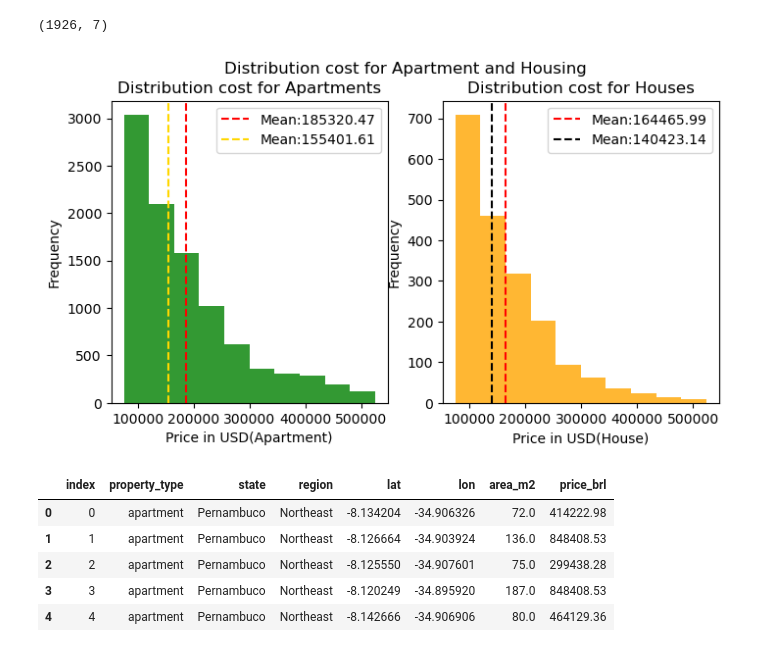
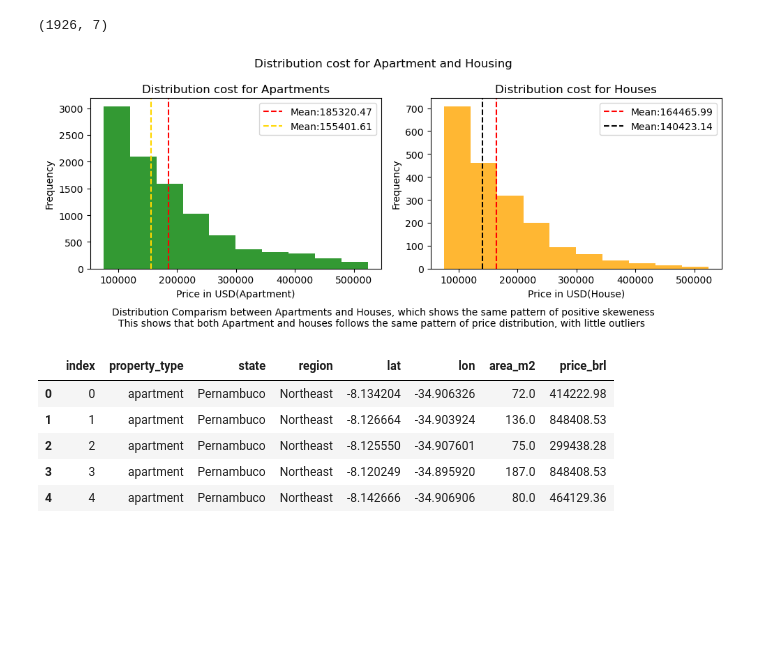
Before and after one commit to scorthiantech/My-Appclick-Assignments, a Jupyter notebook: EDA assignment.ipynb, the cells around one changed output. Saved outputs shown, nothing was run; the diff lists cells and outputs as text; code cells hidden in the pictures; blank space fills up the shorter version.

```diff
--- a/EDA assignment.ipynb
+++ b/EDA assignment.ipynb
@@ -313,28 +318,35 @@ house.shape
 # %%
 from turtle import color
 
 
-fig, ax = plt.subplots(1, 2, figsize = (8,4))
+fig, ax = plt.subplots(1, 2, figsize = (10,4))
 ax[0].hist(apartment["price_usd"], color="green", alpha= 0.8)
 ax[0].axvline(apartment["price_usd"].mean(), linestyle="--", color="red", label = f"Mean:{apartment["price_usd"].mean():.2f}")
 ax[0].axvline(np.median(apartment["price_usd"]), linestyle="--", color="gold", label = f"Mean:{np.median(apartment["price_usd"]):.2f}")
 ax[0].set_xlabel("Price in USD(Apartment)")
 ax[0].set_ylabel("Frequency")
 ax[0].set_title("Distribution cost for Apartments")
 ax[0].legend()
 
 ax[1].hist(house["price_usd"], color="orange", alpha= 0.8)
 ax[1].axvline(house["price_usd"].mean(), linestyle="--", color="red", label = f"Mean:{house["price_usd"].mean():.2f}")
 ax[1].axvline(np.median(house["price_usd"]), linestyle="--", color="black", label = f"Mean:{np.median(house["price_usd"]):.2f}")
 ax[1].set_xlabel("Price in USD(House)")
 ax[1].set_ylabel("Frequency")
 ax[1].set_title("Distribution cost for Houses")
 ax[1].legend()
 
+fig.text(
+    0.5, 0.02,
+    "Distribution Comparism between Apartments and Houses, which shows the same pattern of positive skeweness\n" \
+    "This shows that both Apartment and houses follows the same pattern of price distribution, with little outliers ",
+    ha="center", fontsize=10)
+
 plt.suptitle("Distribution cost for Apartment and Housing")
+plt.tight_layout(rect=[0, 0.08, 1, 1])
 plt.show()
 # %% [output]
-[figure, old version]
+[figure, new version]
 # %%
 df2.head()
 # %% [output]
```
Also changed, not shown: parts of 4 cells of this notebook.
